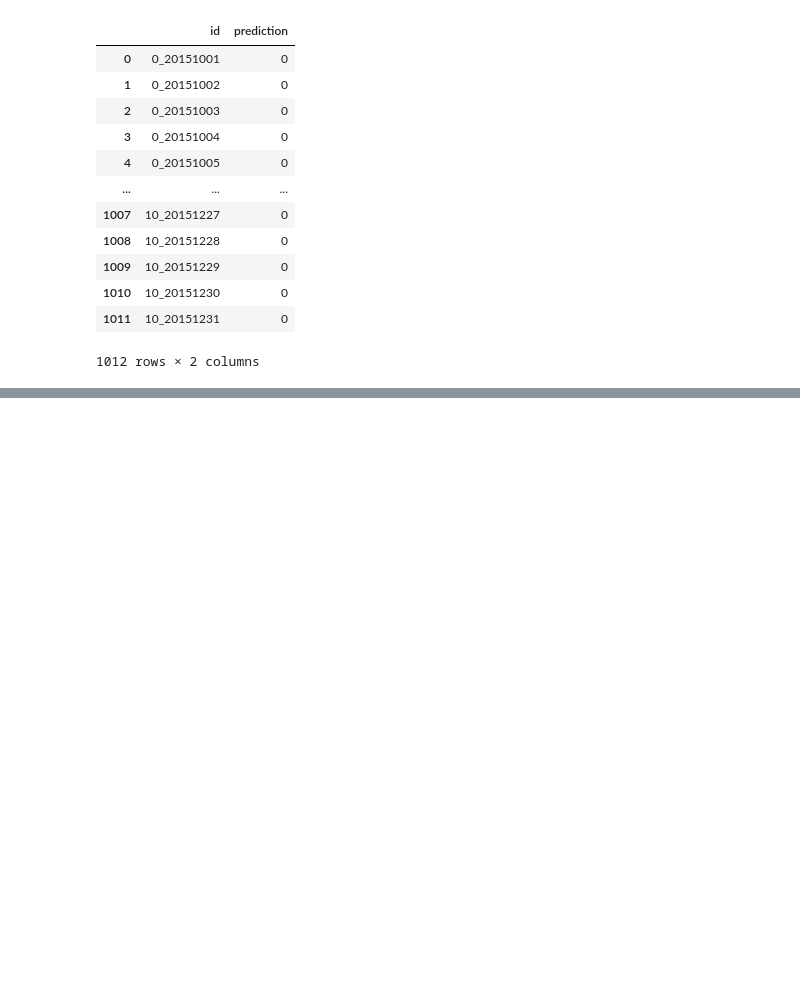
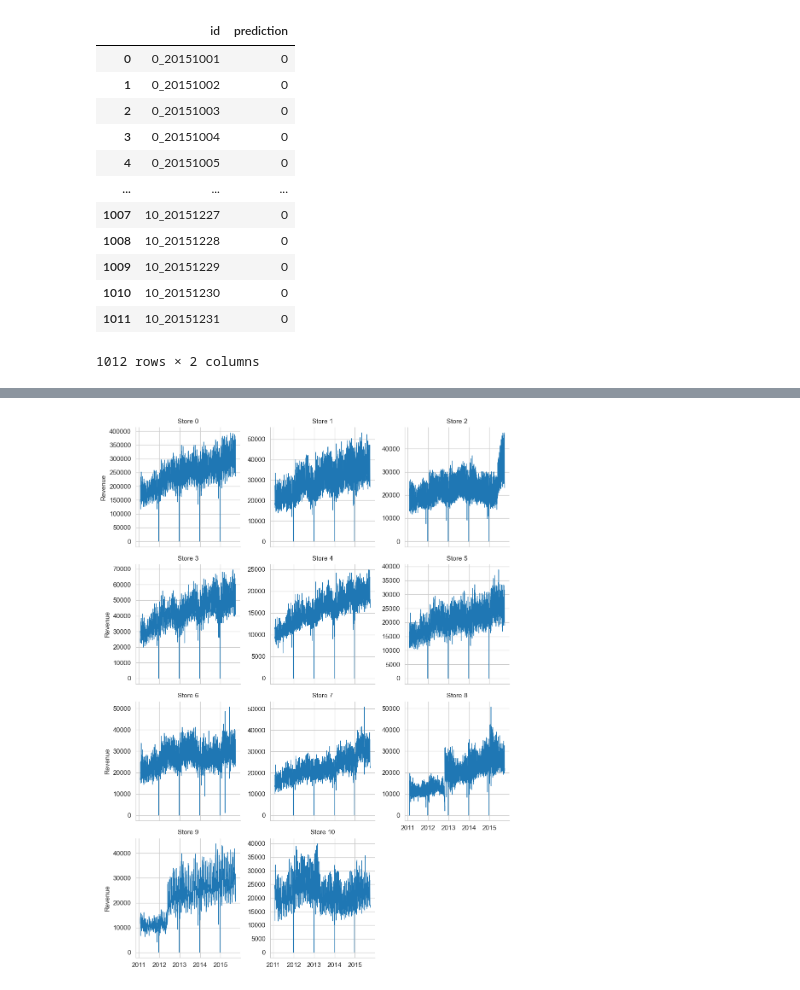
Before and after one commit to yuvala4/ADV_ML_Comp, a Jupyter notebook: Comp_ADV_ML.ipynb, the cells around one changed output, grey strips where cells are left out. Cells and saved outputs as stored; diff of their text form; code cells hidden in the pictures; blank space fills up the shorter version.

Commit message:
- setting up basic imports - downloading the datafiles - basic inspecting of the data files - adding basic plots for inspection

```diff
--- a/Comp_ADV_ML.ipynb
+++ b/Comp_ADV_ML.ipynb
@@ -152,0 +167,19 @@ def rmse(y_true, y_pred):
+# %%
+# -----------------------------------------------------------
+# Daily revenue lines, faceted by store_id
+# -----------------------------------------------------------
+
+g = sns.FacetGrid(
+    data=train_df,
+    col="store_id",
+    col_wrap=3,        # 3 columns per row
+    height=3,
+    sharey=False
+)
+g.map_dataframe(sns.lineplot, x="date", y="revenue", lw=0.8)
+g.set_titles("Store {col_name}")
+g.set_axis_labels("", "Revenue")
+plt.tight_layout()
+plt.show()
+# %% [output]
+[figure, added]
```
Also changed, not shown: parts of 24 cells of this notebook.
